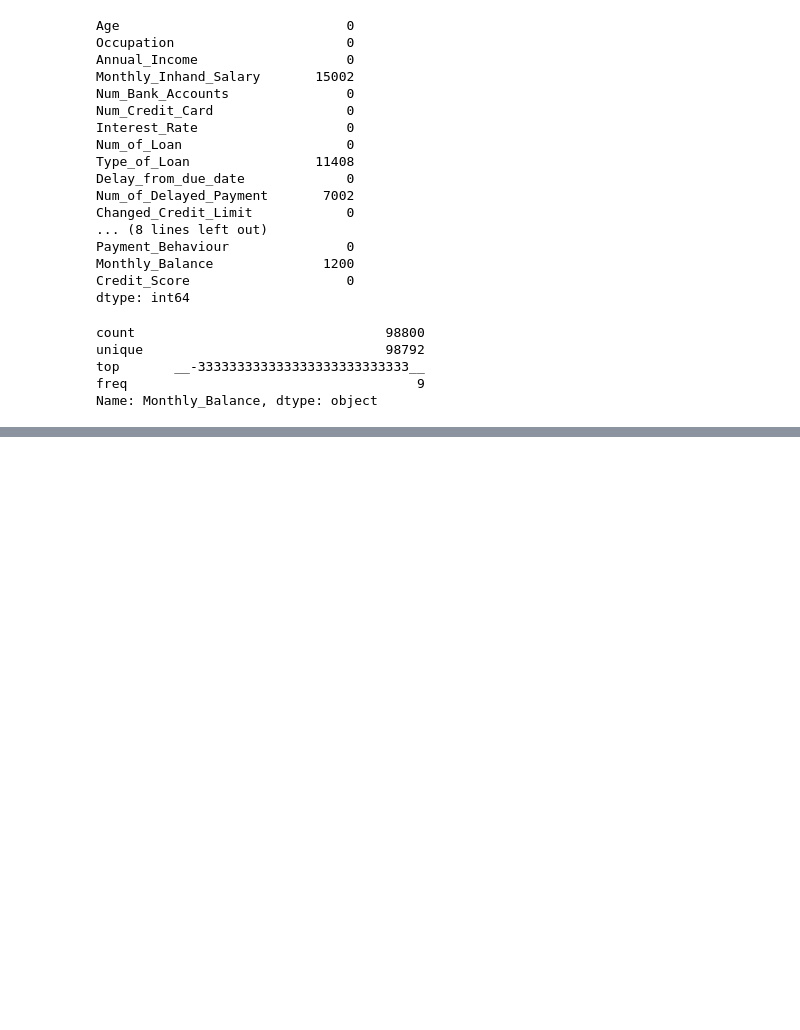
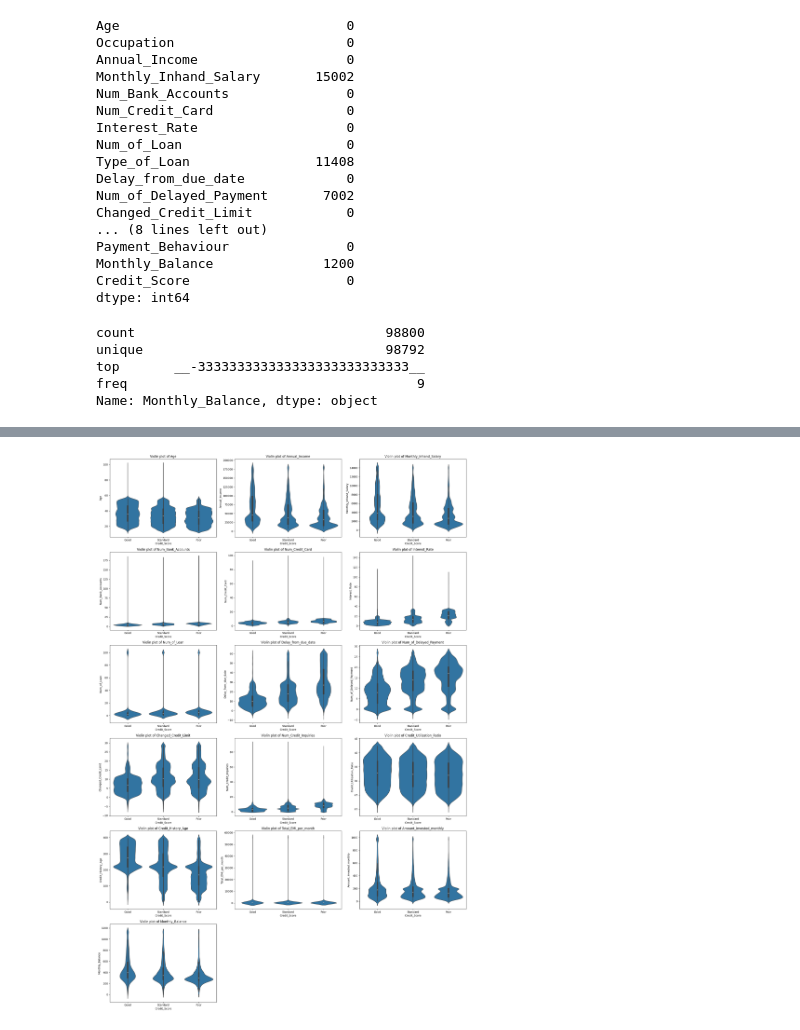
Before and after one commit to rajat184/ML_project, a Jupyter notebook: project.ipynb, the cells around one changed output, grey strips where cells are left out. Drawn from its saved outputs; the diff is of its cells as text; code cells hidden in the pictures; blank space fills up the shorter version.

```diff
--- a/project.ipynb
+++ b/project.ipynb
@@ -293,0 +503,27 @@ Name: Num_Credit_Inquiries, dtype: float64
+# %%
+# Select all numeric columns
+numeric_columns = train_df.select_dtypes(include=[np.number]).columns.tolist()
+
+# Determine the number of rows and columns for the subplots
+num_columns = len(numeric_columns)
+num_rows = (num_columns + 2) // 3  # Adjust the number of columns per row as needed
+
+# Create subplots for each numeric column
+fig, axes = plt.subplots(nrows=num_rows, ncols=3, figsize=(20, 5 * num_rows))
+
+# Flatten the axes array for easy iteration
+axes = axes.flatten()
+
+# Plot each numeric column in a separate subplot
+for i, column in enumerate(numeric_columns):
+    sns.violinplot(data=train_df,x="Credit_Score", y=train_df[column], ax=axes[i])
+    axes[i].set_title(f"Violin plot of {column}")
+
+# Remove any unused subplots
+for j in range(i + 1, len(axes)):
+    fig.delaxes(axes[j])
+
+plt.tight_layout()
+plt.show()
+# %% [output]
+[figure, added]
```
Also changed, not shown: parts of 35 cells of this notebook.
